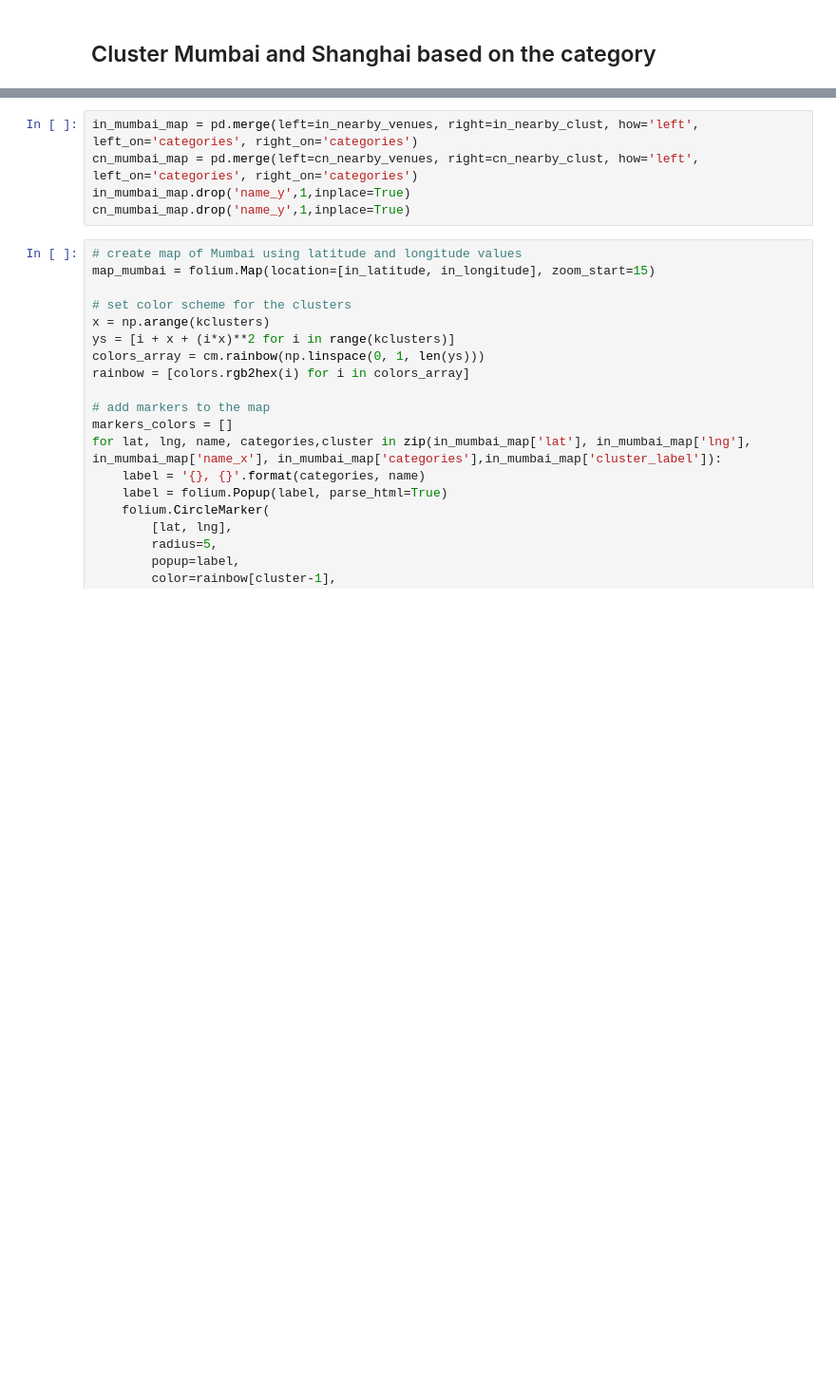
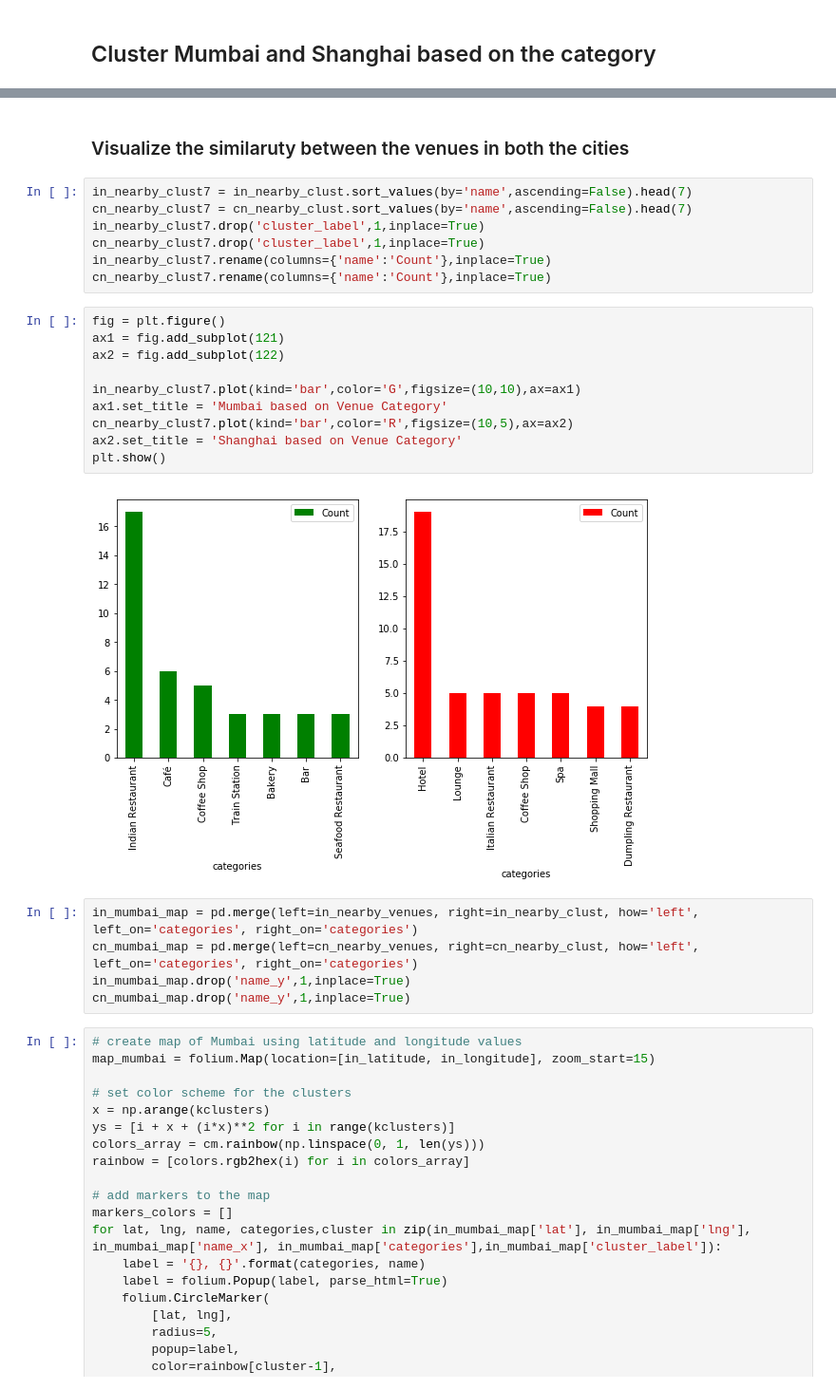
Before and after one commit to premvenugopal/Capstone-Project---The-Battle-of-Neighborhoods, a Jupyter notebook: The Battle of Neighborhoods (Week 1) copy 1.ipynb, the cells around one changed output, grey strips where cells are left out. Shown at 95% size. Saved outputs shown, nothing was run; the diff lists cells and outputs as text; blank space fills up the shorter version.

```diff
--- a/The Battle of Neighborhoods (Week 1) copy 1.ipynb
+++ b/The Battle of Neighborhoods (Week 1) copy 1.ipynb
@@ -610,3 +599,24 @@ cn_nearby_clust.reset_index().head(5)
+# %% [markdown]
+### Visualize the similaruty between the venues in both the cities
+# %%
+in_nearby_clust7 = in_nearby_clust.sort_values(by='name',ascending=False).head(7)
+cn_nearby_clust7 = cn_nearby_clust.sort_values(by='name',ascending=False).head(7)
+in_nearby_clust7.drop('cluster_label',1,inplace=True)
+cn_nearby_clust7.drop('cluster_label',1,inplace=True)
+in_nearby_clust7.rename(columns={'name':'Count'},inplace=True)
+cn_nearby_clust7.rename(columns={'name':'Count'},inplace=True)
+# %%
+fig = plt.figure()
+ax1 = fig.add_subplot(121)
+ax2 = fig.add_subplot(122)
+
+in_nearby_clust7.plot(kind='bar',color='G',figsize=(10,10),ax=ax1)
+ax1.set_title = 'Mumbai based on Venue Category'
+cn_nearby_clust7.plot(kind='bar',color='R',figsize=(10,5),ax=ax2)
+ax2.set_title = 'Shanghai based on Venue Category'
+plt.show()
+# %% [output]
+[figure, added]
 # %%
 in_mumbai_map = pd.merge(left=in_nearby_venues, right=in_nearby_clust, how='left', left_on='categories', right_on='categories')
 cn_mumbai_map = pd.merge(left=cn_nearby_venues, right=cn_nearby_clust, how='left', left_on='categories', right_on='categories')
```
Also changed, not shown: parts of 26 cells of this notebook.
